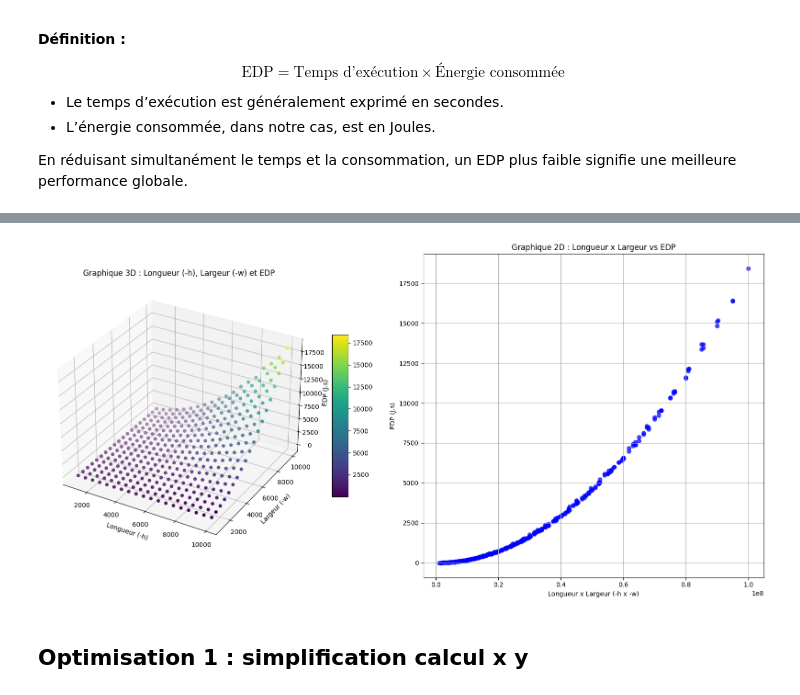
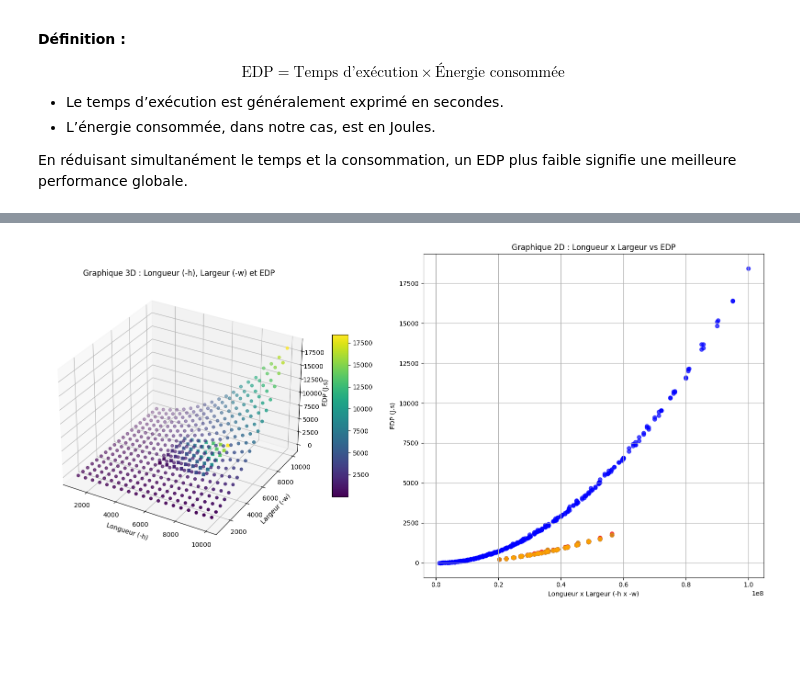
Before and after one commit to HDwayne/SE-ENER, a Jupyter notebook: result/analyse.ipynb, the cells around one changed output, grey strips where cells are left out. Drawn from its saved outputs; the diff is of its cells as text; code cells hidden in the pictures; blank space fills up the shorter version.

```diff
--- a/result/analyse.ipynb
+++ b/result/analyse.ipynb
@@ -204,0 +155,3 @@ data_opti3
+# %%
+data_opti3 = format_data(data_opti3)
+data_opti3
@@ -204,0 +178,4 @@ data_opti3
+# %%
+file_path_opti4 = "./data-opti2-fractal/results.json"
+data_opti4 = import_json(file_path_opti4)
+data_opti4.head()
@@ -204,0 +190,3 @@ data_opti3
+# %%
+data_opti4 = format_data(data_opti4)
+data_opti4
@@ -304,24 +265,36 @@ pivot
+# %%
+data['EDP'] = data['time'] * data['energy']
+data_opti1['EDP'] = data_opti1['time'] * data_opti1['energy']
+data_opti2['EDP'] = data_opti2['time'] * data_opti2['energy']
+data_opti3['EDP'] = data_opti3['time'] * data_opti3['energy']
+data_opti4['EDP'] = data_opti4['time'] * data_opti4['energy']
 # %%
 fig = plt.figure(figsize=(16, 8))
 
 ax_3d = fig.add_subplot(121, projection='3d')
 scatter = ax_3d.scatter(data['-h'], data['-w'], data['EDP'], c=data['EDP'], cmap='viridis', marker='o')
+sc_opti1 = ax_3d.scatter(data_opti1['-h'], data_opti1['-w'], data_opti1['EDP'], c=data_opti1['EDP'], cmap='viridis', marker='^')
+sc_opti2 = ax_3d.scatter(data_opti2['-h'], data_opti2['-w'], data_opti2['EDP'], c=data_opti2['EDP'], cmap='viridis', marker='s')
+sc_opti3 = ax_3d.scatter(data_opti3['-h'], data_opti3['-w'], data_opti3['EDP'], c=data_opti3['EDP'], cmap='viridis', marker='x')
+sc_opti4 = ax_3d.scatter(data_opti4['-h'], data_opti4['-w'], data_opti4['EDP'], c=data_opti4['EDP'], cmap='viridis', marker='*')
 ax_3d.set_title("Graphique 3D : Longueur (-h), Largeur (-w) et EDP", fontsize=12)
 ax_3d.set_xlabel("Longueur (-h)")
 ax_3d.set_ylabel("Largeur (-w)")
 ax_3d.set_zlabel("EDP (J.s)")
 fig.colorbar(scatter, ax=ax_3d, shrink=0.5, aspect=10)
 
 ax_2d = fig.add_subplot(122)
 ax_2d.scatter(data['-h'] * data['-w'], data['EDP'], c='blue', alpha=0.7)
+ax_2d.scatter(data_opti1['-h'] * data_opti1['-w'], data_opti1['EDP'], c='red', alpha=0.7)
+ax_2d.scatter(data_opti2['-h'] * data_opti2['-w'], data_opti2['EDP'], c='green', alpha=0.7)
+ax_2d.scatter(data_opti3['-h'] * data_opti3['-w'], data_opti3['EDP'], c='purple', alpha=0.7)
+ax_2d.scatter(data_opti4['-h'] * data_opti4['-w'], data_opti4['EDP'], c='orange', alpha=0.7)
 ax_2d.set_title("Graphique 2D : Longueur x Largeur vs EDP", fontsize=12)
 ax_2d.set_xlabel("Longueur x Largeur (-h x -w)")
 ax_2d.set_ylabel("EDP (J.s)")
 ax_2d.grid(True)
 
 plt.tight_layout()
 plt.show()
 # %% [output]
-[figure, old version]
+[figure, new version]
-# %% [markdown]
-## Optimisation 1 : simplification calcul x y
```
Also changed, not shown: parts of 32 cells of this notebook, 6 other files.
